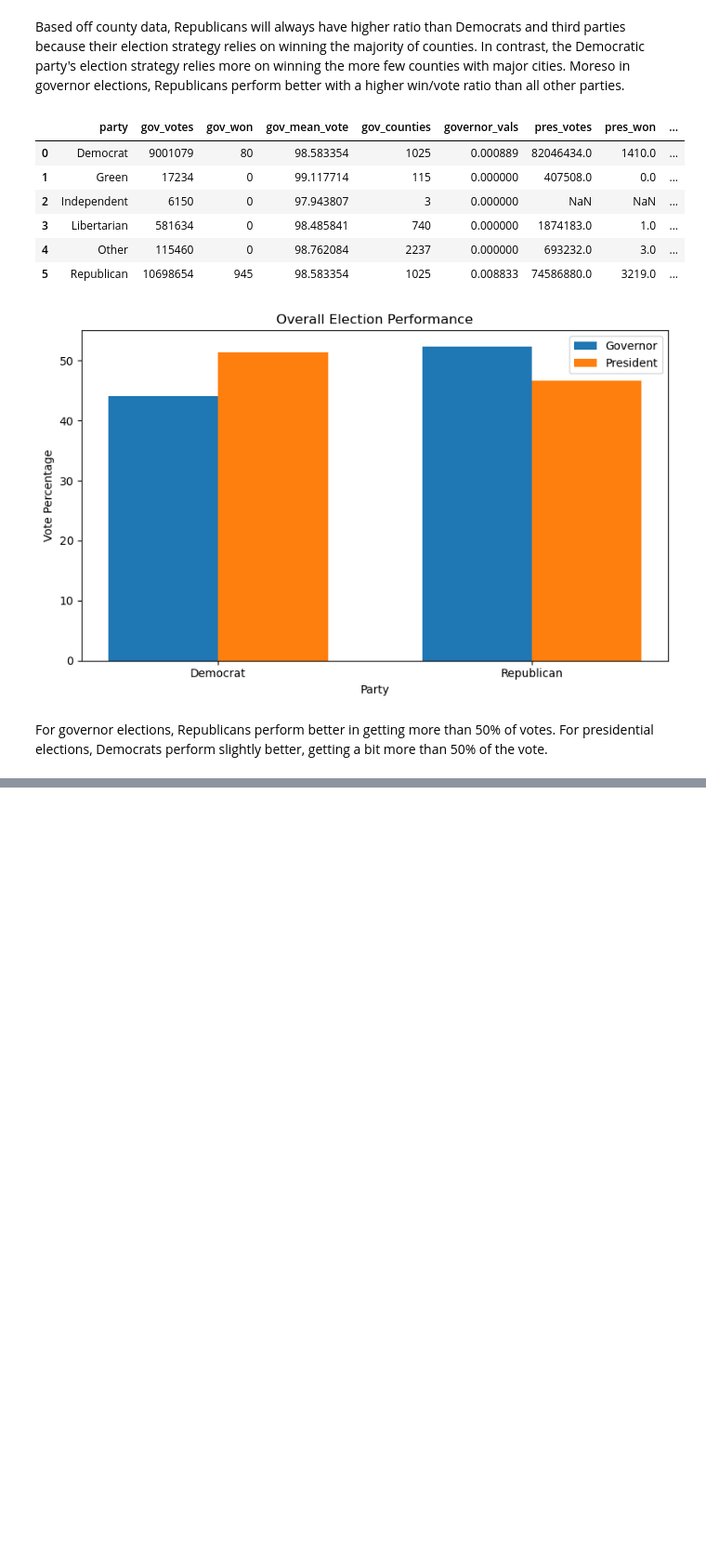
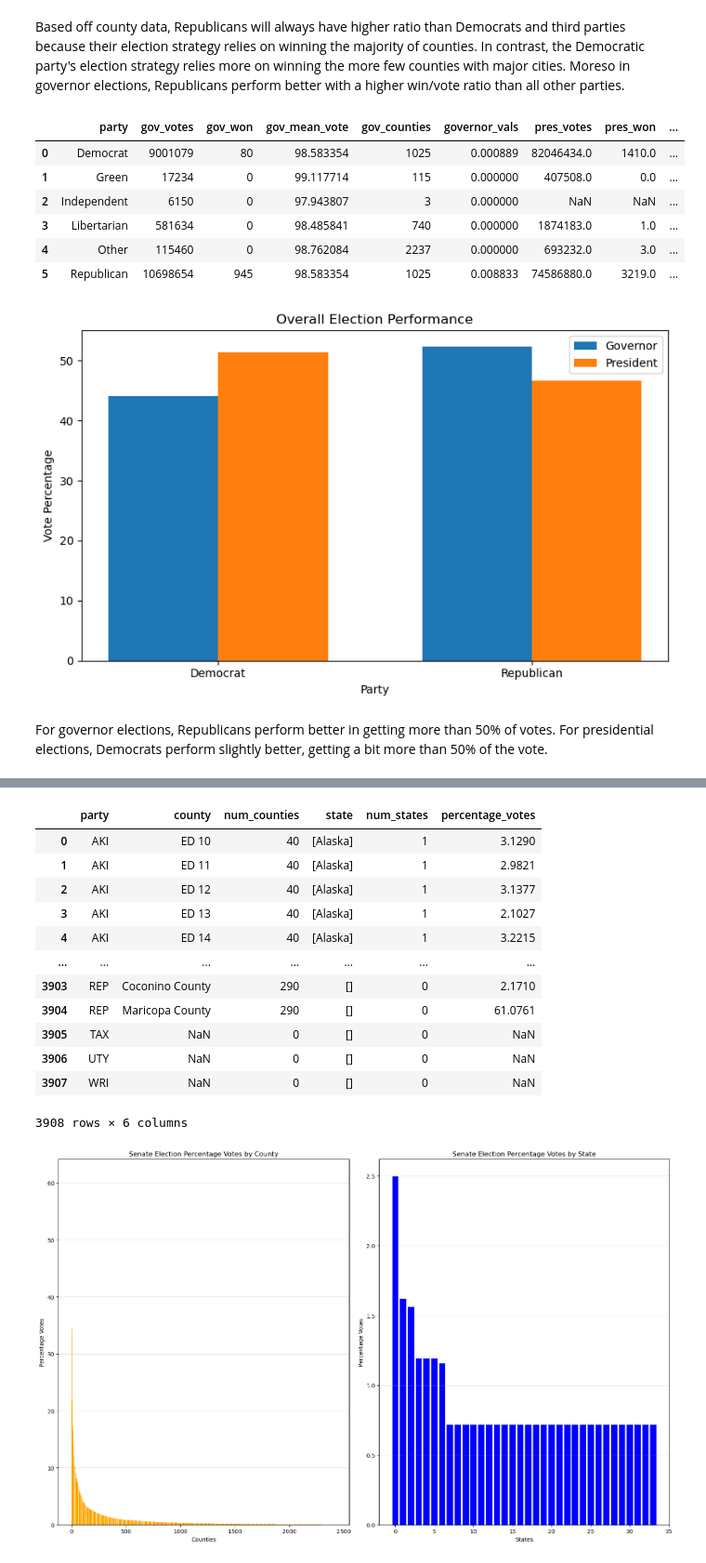
Before and after one commit to afeisladsflahsjd/FinalProjectQTM151, a Jupyter notebook: work.ipynb, the cells around one changed output, grey strips where cells are left out. Shown at 93% size. Drawn from its saved outputs; the diff is of its cells as text; code cells hidden in the pictures; blank space fills up the shorter version.

```diff
--- a/work.ipynb
+++ b/work.ipynb
@@ -153,0 +224,66 @@ For governor elections, Republicans perform better in getting more than 50% of v
+# %%
+import pandas as pd
+state_senate_merge = pd.merge(
+    senate_county[["state", "county", "current_votes"]],
+    senate_state.rename(columns={"total_votes" : "state_total_votes"}),
+    on = "state",
+    how = "left"
+    )
+state_senate_merge["percentage_votes"] = (state_senate_merge["current_votes"] / state_senate_merge["state_total_votes"] * 100).round(4)
+senate_merge_exploded = senate_merge.explode("counties")
+final_senate_merge = pd.merge(
+    senate_merge_exploded,
+    state_senate_merge[["state", "county", "percentage_votes"]],
+    left_on="counties",
+    right_on="county",
+    how="left"
+    )
+final_senate_merge = final_senate_merge.drop(columns=["county", "state"])
+final_senate_merge = final_senate_merge.rename(columns={"counties" : "county", "states" : "state"})
+display(final_senate_merge)
+
+#plotting senate data
+import matplotlib.pyplot as plt
+import numpy as np
+
+senate_plot = final_senate_merge.copy().reset_index(drop=True)
+
+if senate_plot["county"].apply(lambda x: isinstance(x, list)).any():
+    senate_plot = senate_plot.explode("county")
+if senate_plot["state"].apply(lambda x: isinstance(x, list)).any():
+    senate_plot = senate_plot.explode("state")
+
+fig, (ax1, ax2) = plt.subplots(1, 2, figsize=(16, 10))
+
+county_data = senate_plot.drop_duplicates(subset=['county']).sort_values('percentage_votes', ascending=False)
+county_x = np.arange(len(county_data))
+ax1.bar(county_x, county_data['percentage_votes'], color='orange')
+ax1.set_xlabel('Counties')
+ax1.set_ylabel('Percentage Votes')
+ax1.set_title('Senate Election Percentage Votes by County')
+ax1.grid(axis='y', alpha=0.3)
+
+state_data = senate_plot.groupby('state').agg({'percentage_votes': 'mean'}).reset_index().sort_values('percentage_votes', ascending=False)
+state_x = np.arange(len(state_data))
+ax2.bar(state_x, state_data['percentage_votes'], color='blue')
+ax2.set_xlabel('States')
+ax2.set_ylabel('Percentage Votes')
+ax2.set_title('Senate Election Percentage Votes by State')
+ax2.grid(axis='y', alpha=0.3)
+plt.tight_layout()
+plt.show()
+# %% [output]
+|  | party | county | num_counties | state | num_states | percentage_votes |
+| 0 | AKI | ED 10 | 40 | [Alaska] | 1 | 3.1290 |
+| 1 | AKI | ED 11 | 40 | [Alaska] | 1 | 2.9821 |
+| 2 | AKI | ED 12 | 40 | [Alaska] | 1 | 3.1377 |
+| 3 | AKI | ED 13 | 40 | [Alaska] | 1 | 2.1027 |
+| 4 | AKI | ED 14 | 40 | [Alaska] | 1 | 3.2215 |
+| ... | ... | ... | ... | ... | ... | ... |
+| 3903 | REP | Coconino County | 290 | [] | 0 | 2.1710 |
+| 3904 | REP | Maricopa County | 290 | [] | 0 | 61.0761 |
+| 3905 | TAX | NaN | 0 | [] | 0 | NaN |
+| 3906 | UTY | NaN | 0 | [] | 0 | NaN |
+| 3907 | WRI | NaN | 0 | [] | 0 | NaN |
+3908 rows × 6 columns
+[figure, added]
```
Also changed, not shown: parts of 1 cell of this notebook.
